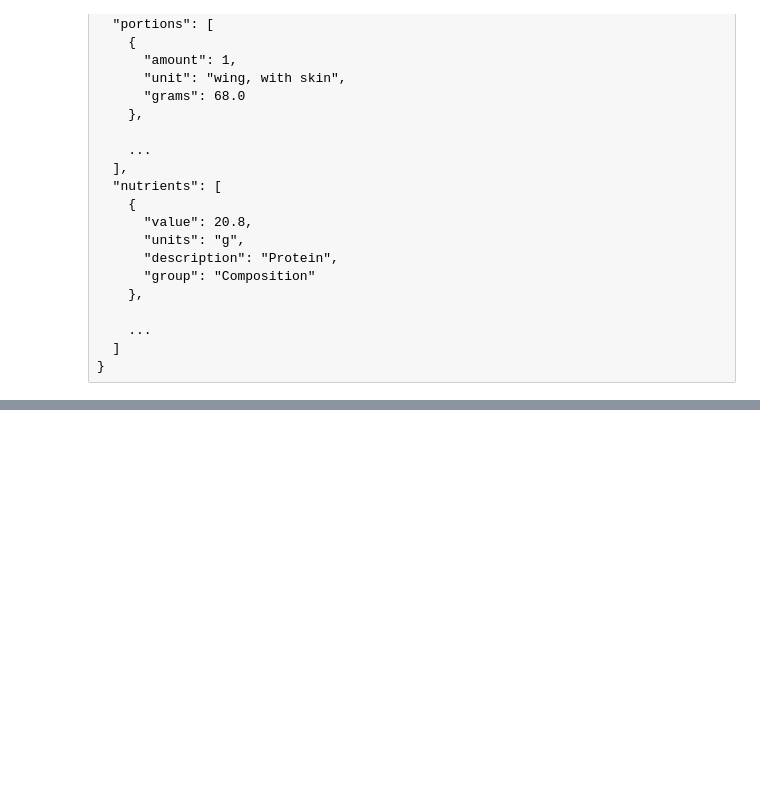
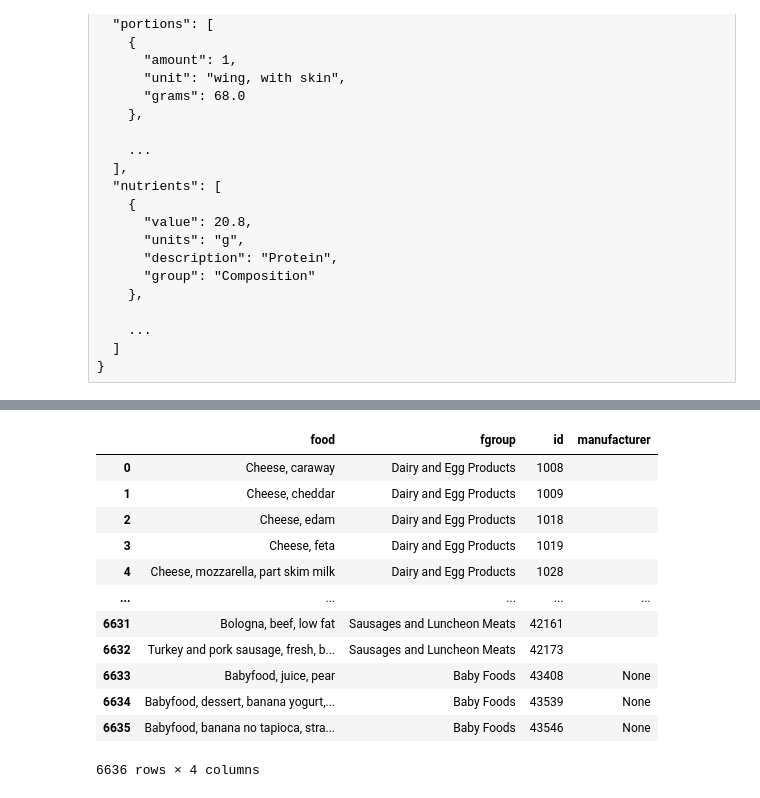
Before and after one commit to OleksiiF/data_analysis, a Jupyter notebook: src/clean_reform.ipynb, the cells around one changed output, grey strips where cells are left out. Drawn from its saved outputs; the diff is of its cells as text; code cells hidden in the pictures; blank space fills up the shorter version.

```diff
--- a/src/clean_reform.ipynb
+++ b/src/clean_reform.ipynb
@@ -1161,8 +1622,24 @@ nutrients.duplicated().sum()
 # %%
 nutrients = nutrients.drop_duplicates()
 # %%
-col_mapping = {'description' : 'food',
-               'group'       : 'fgroup'}
+col_mapping = {
+    'description': 'food',
+    'group': 'fgroup'
+}
 info = info.rename(columns=col_mapping, copy=False)
 info
+# %% [output]
+|  | food | fgroup | id | manufacturer |
+| 0 | Cheese, caraway | Dairy and Egg Products | 1008 |  |
+| 1 | Cheese, cheddar | Dairy and Egg Products | 1009 |  |
+| 2 | Cheese, edam | Dairy and Egg Products | 1018 |  |
+| 3 | Cheese, feta | Dairy and Egg Products | 1019 |  |
+| 4 | Cheese, mozzarella, part skim milk | Dairy and Egg Products | 1028 |  |
+| ... | ... | ... | ... | ... |
+| 6631 | Bologna, beef, low fat | Sausages and Luncheon Meats | 42161 |  |
+| 6632 | Turkey and pork sausage, fresh, b... | Sausages and Luncheon Meats | 42173 |  |
+| 6633 | Babyfood, juice, pear | Baby Foods | 43408 | None |
+| 6634 | Babyfood, dessert, banana yogurt,... | Baby Foods | 43539 | None |
+| 6635 | Babyfood, banana no tapioca, stra... | Baby Foods | 43546 | None |
+6636 rows × 4 columns
 # %%
```
Also changed, not shown: parts of 104 cells of this notebook, 2 other files.
